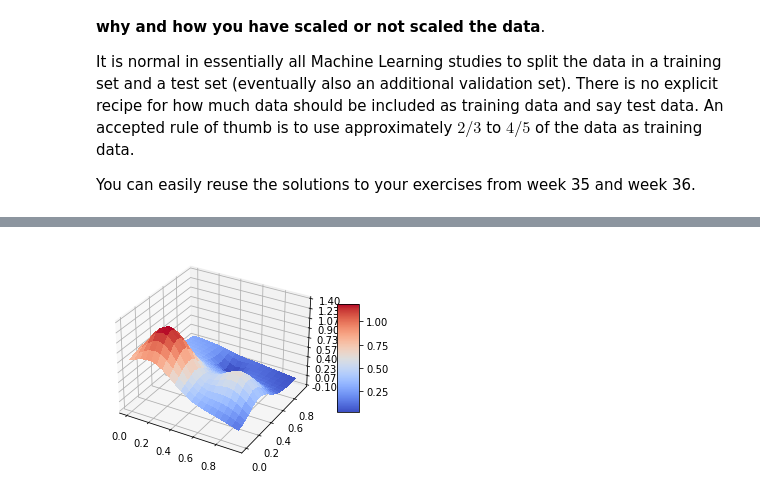
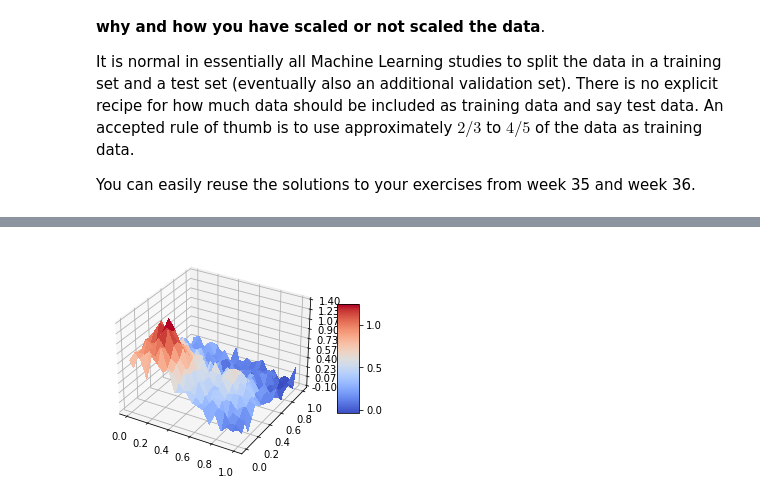
Before and after one commit to paulgiraudIMT/Projects, a Jupyter notebook: Project1/Exercice_1.ipynb, the cells around one changed output, grey strips where cells are left out. Saved outputs shown, nothing was run; the diff lists cells and outputs as text; code cells hidden in the pictures.

```diff
--- a/Project1/Exercice_1.ipynb
+++ b/Project1/Exercice_1.ipynb
@@ -221,68 +217,64 @@ def FrankeFunctionWithNoise(x,y):
     noise = np.random.normal(0, 0.1, len(x)*len(x))
     return term1 + term2 + term3 + term4 + noise.reshape(len(x), len(x))
 # %%
-n = 15
 
-x = np.arange(0, 1, 0.05)
-y = np.arange(0, 1, 0.05)
+################# Parameters #################
+
+n = 20  #number of data
+DegreeMax = 10
+
+#############################################
+
+x = np.linspace(0, 1, n)
+y = np.linspace(0, 1, n)
 x, y = np.meshgrid(x, y)
-zp = FrankeFunction(x, y)
-z = zp.reshape(len(x)*len(x), 1)
+z = FrankeFunctionWithNoise(x, y)
 
+x_y = np.empty((len(x)*len(x), 2))
+x_y[:, 0] = x.ravel()
+x_y[:, 1] = y.ravel()
+x_y_train, x_y_test, z_train, z_test = train_test_split(x_y, z.ravel(), test_size=0.2)
 
-fig, axs = plt.subplots(1, 2, constrained_layout=True)
-
-print("---------- Using OLS on Franke function ---------- \n\n")
-
-
-
+Liste_degree = range(1, DegreeMax +1)
 MSE_train = []
 MSE_test = []
 R2_train = []
 R2_test = []
 
-list_degrees = range(1, n+1)
 
-X, coeff = create_X(x, y, n)
-BETA = np.zeros((n+1, len(coeff)))
+coeff = int((DegreeMax+1)*(DegreeMax+2)/2)
+BETA = np.zeros((DegreeMax+1, coeff))
 
-
+fig, axs = plt.subplots(1, 2, constrained_layout=True)
 fig = plt.figure()
 ax = fig.gca(projection='3d')
-
-
-surf = ax.plot_surface(x, y, zp, cmap=cm.coolwarm,
-                       linewidth=0, antialiased=False)
-
-# Customize the z axis.
+surf = ax.plot_surface(x, y, z, cmap=cm.coolwarm,linewidth=0, antialiased=False)
 ax.set_zlim(-0.10, 1.40)
 ax.zaxis.set_major_locator(LinearLocator(10))
 ax.zaxis.set_major_formatter(FormatStrFormatter('%.02f'))
-
-# Add a color bar which maps values to colors.
 fig.colorbar(surf, shrink=0.5, aspect=5)
 
-for i in list_degrees:
+for poly in Liste_degree:
 
-    X, L = create_X(x, y, n=i)
-    X_train, X_test, z_train, z_test = train_test_split(X, z, test_size=0.1)
+    X_train, coeff = create_X(x_y_train[:, 0], x_y_train[:, 1], poly )
+    X_test, coeff = create_X(x_y_test[:, 0], x_y_test[:, 1], poly )
+    X , coeff = create_X(x, y, poly)
+    beta = np.linalg.pinv(X_train.T.dot(X_train)).dot(X_train.T).dot(z_train)
 
-
-    OLSbeta = np.linalg.pinv(X_train.T.dot(X_train)).dot(X_train.T).dot(z_train)
-    ztildeOLS = X_train @ OLSbeta
-    ztestOLS = X_test @ OLSbeta
-    zplot = X @ OLSbeta
+    ztildeOLS = X_train @ beta
+    ztestOLS = X_test @ beta
+    zplot = X @ beta
     zplot = zplot.reshape(len(x), len(x))
 
-    for j in range(len(OLSbeta)) :
-        BETA[i][j] = OLSbeta[j]
+    for j in range(len(beta)):
+        BETA[poly][j] = beta[j]
+
     MSE_train.append(MSE(z_train, ztildeOLS))
     MSE_test.append(MSE(z_test, ztestOLS))
     R2_train.append(R2(z_train, ztildeOLS))
     R2_test.append(R2(z_test, ztestOLS))
 
-
-    degree = i
+    degree = poly
     print("Polynomial degree:", degree)
     print("MSE training : ", MSE_train[degree - 1])
     print("MSE test : ", MSE_test[degree - 1])
@@ -290,32 +282,24 @@ for i in list_degrees:
     print("R2 test : ", R2_test[degree - 1])
     print("\n \n")
 
-
     fig = plt.figure()
     ax = fig.gca(projection='3d')
-    surf = ax.plot_surface(x, y, zplot, cmap=cm.coolwarm,
-                       linewidth=0, antialiased=False)
-
-    # Customize the z axis.
+    surf = ax.plot_surface(x, y, zplot, cmap=cm.coolwarm,linewidth=0, antialiased=False)
     ax.set_zlim(-0.10, 1.40)
     ax.zaxis.set_major_locator(LinearLocator(10))
     ax.zaxis.set_major_formatter(FormatStrFormatter('%.02f'))
-
-    # Add a color bar which maps values to colors.
+    fig.suptitle("regression of degree Franke function with a polynomial degree of " + str(degree))
     fig.colorbar(surf, shrink=0.5, aspect=5)
 
 
-
-
-
-axs[0].plot(list_degrees, MSE_train, 'green', label = 'MSE_train')
-axs[0].plot(list_degrees, MSE_test, 'blue', label = 'MSE_test')
+axs[0].plot(Liste_degree, MSE_train, 'green', label='MSE_train')
+axs[0].plot(Liste_degree, MSE_test, 'blue', label='MSE_test')
 axs[0].set_title("MSE function of poly degree")
 axs[0].legend()
 axs[0].grid()
 
-axs[1].plot(list_degrees, R2_train, 'green', label = "R2_train")
-axs[1].plot(list_degrees, R2_test, 'blue', label = "R2_test")
+axs[1].plot(Liste_degree, R2_train, 'green', label="R2_train")
+axs[1].plot(Liste_degree, R2_test, 'blue', label="R2_test")
 axs[1].set_title("R2 function of poly degree ")
 axs[1].legend()
 axs[1].grid()
@@ -325,6 +309,5 @@ DesignMatrix = pd.DataFrame(BETA)
 DesignMatrix.columns = coeff
 display(DesignMatrix)
 
-
 plt.show()
 # %% [output]
@@ -367 +345 @@ Polynomial degree: 2
-[figure, old version]
+[figure, new version]
```
Also changed, not shown: parts of 3 cells of this notebook, 4 other files.
